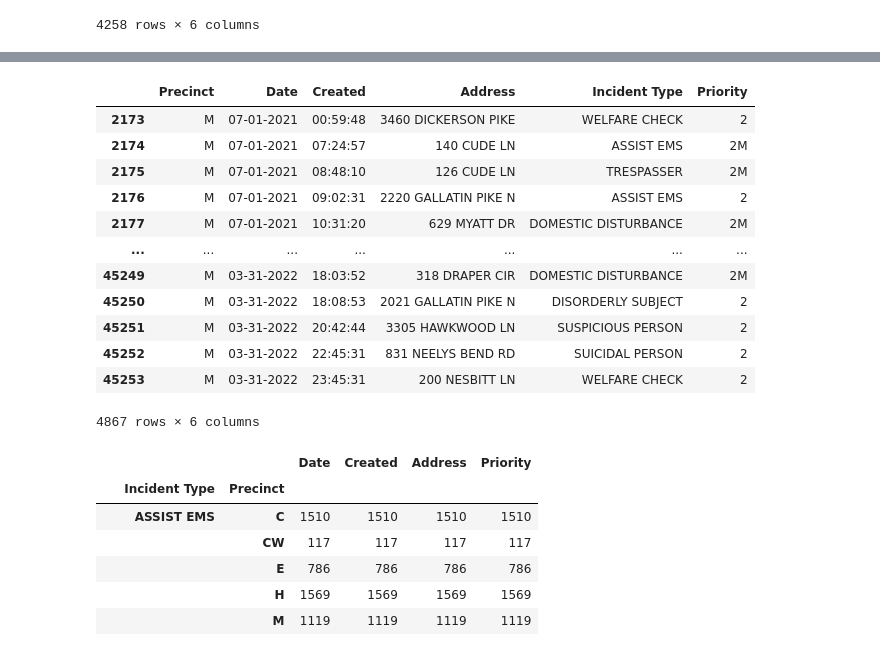
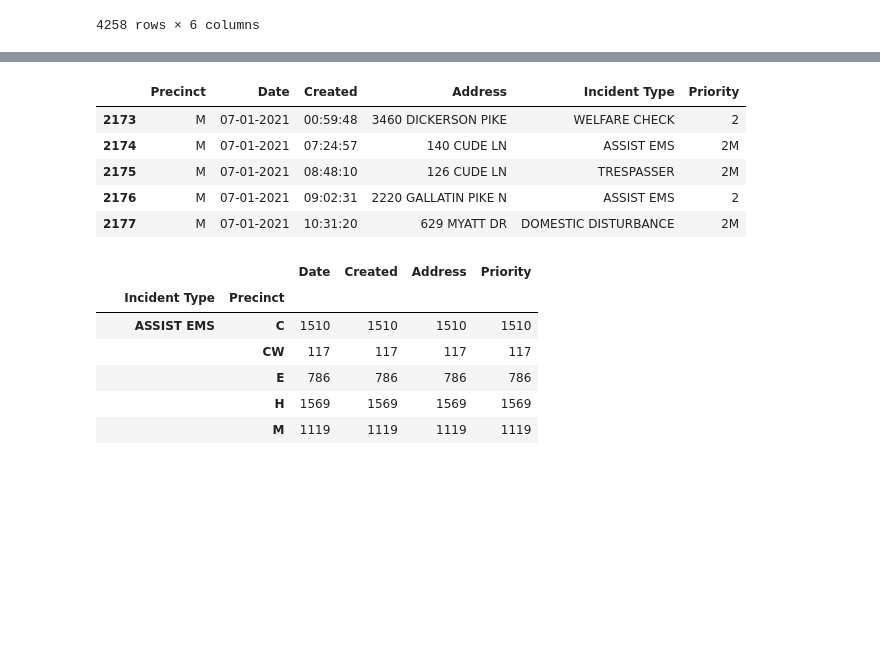
Before and after one commit to MariahN25/partners_in_care, a Jupyter notebook: notebook/mental_health.ipynb, the cells around one changed output, grey strips where cells are left out. Saved outputs shown, nothing was run; the diff lists cells and outputs as text; code cells hidden in the pictures; blank space fills up the shorter version.

```diff
--- a/notebook/mental_health.ipynb
+++ b/notebook/mental_health.ipynb
@@ -126,20 +112,13 @@ raw_s_df
 # %%
 raw_m_df = raw_df[raw_df.Precinct == "M"]
-raw_m_df
+raw_m_df.head()
 # %% [output]
 |  | Precinct | Date | Created | Address | Incident Type | Priority |
 | 2173 | M | 07-01-2021 | 00:59:48 | 3460 DICKERSON PIKE | WELFARE CHECK | 2 |
 | 2174 | M | 07-01-2021 | 07:24:57 | 140 CUDE LN | ASSIST EMS | 2M |
 | 2175 | M | 07-01-2021 | 08:48:10 | 126 CUDE LN | TRESPASSER | 2M |
 | 2176 | M | 07-01-2021 | 09:02:31 | 2220 GALLATIN PIKE N | ASSIST EMS | 2 |
 | 2177 | M | 07-01-2021 | 10:31:20 | 629 MYATT DR | DOMESTIC DISTURBANCE | 2M |
-| ... | ... | ... | ... | ... | ... | ... |
-| 45249 | M | 03-31-2022 | 18:03:52 | 318 DRAPER CIR | DOMESTIC DISTURBANCE | 2M |
-| 45250 | M | 03-31-2022 | 18:08:53 | 2021 GALLATIN PIKE N | DISORDERLY SUBJECT | 2 |
-| 45251 | M | 03-31-2022 | 20:42:44 | 3305 HAWKWOOD LN | SUSPICIOUS PERSON | 2 |
-| 45252 | M | 03-31-2022 | 22:45:31 | 831 NEELYS BEND RD | SUICIDAL PERSON | 2 |
-| 45253 | M | 03-31-2022 | 23:45:31 | 200 NESBITT LN | WELFARE CHECK | 2 |
-4867 rows × 6 columns
 # %%
 raw_df.groupby(by=['Incident Type', 'Precinct']).count()
 # %% [output]
```
Also changed, not shown: parts of 72 cells of this notebook, 4 other files.
